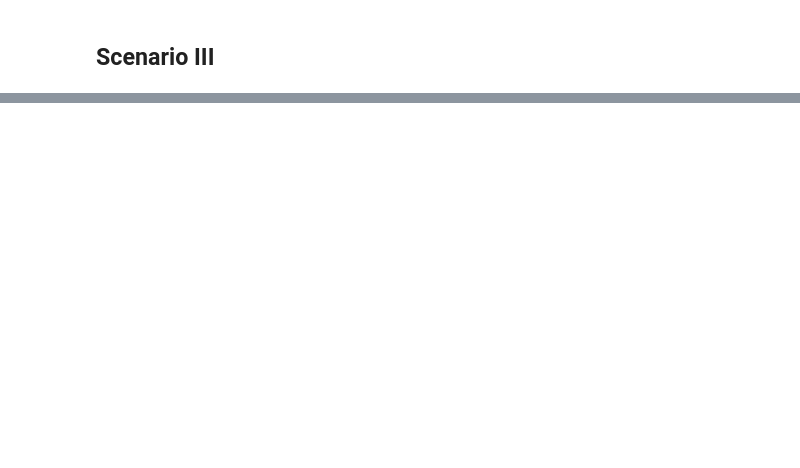
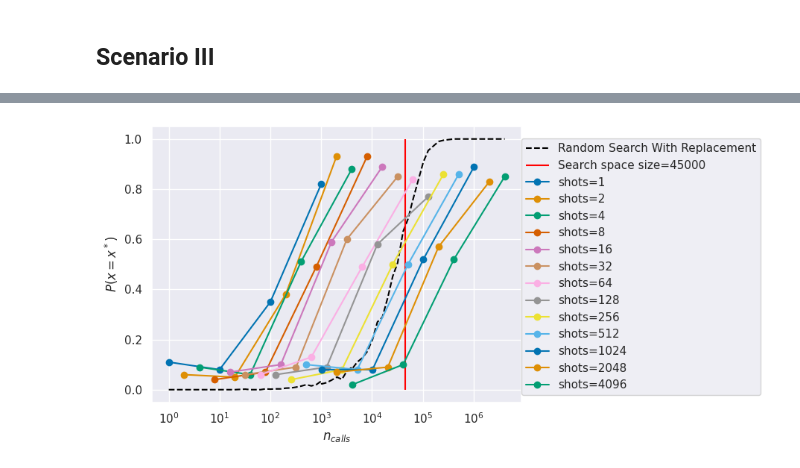
Before and after one commit to jvscursulim/quantum-optimization-dicke-states, a Jupyter notebook: src/notebooks/comparison_random_search_with_replacement.ipynb, the cells around one changed output, grey strips where cells are left out. Cells and saved outputs as stored; diff of their text form; code cells hidden in the pictures; blank space fills up the shorter version.

```diff
--- a/src/notebooks/comparison_random_search_with_replacement.ipynb
+++ b/src/notebooks/comparison_random_search_with_replacement.ipynb
@@ -162,3 +237,55 @@ answer_bitstring = scenario_info["target"]
 # %%
-df_rs = pd.DataFrame(data=data, columns=columns)
-df_rs.to_pickle("../experiments/scenarioIII/df_rs.pkl")
+try:
+    df_rs = pd.read_pickle(filepath_or_buffer="../experiments/scenarioIII/df_rs.pkl")
+except:
+    m = 1000
+    columns = ["n_calls", "prob_best_answer"]
+    data = []
+
+    for calls in n_calls:
+        counter = 0
+        for _ in range(m):
+            sample = np.random.choice(search_space, size=calls, replace=True)
+            if answer_bitstring in sample:
+                counter += 1
+        data.append([calls, counter/m])
+    df_rs = pd.DataFrame(data=data, columns=columns)
+    df_rs.to_pickle("../experiments/scenarioIII/df_rs.pkl")
+# %%
+fig, ax = plt.subplots()
+
+ax.plot(
+    df_rs.n_calls,
+    df_rs.prob_best_answer,
+    linestyle="--",
+    color="black",
+    label="Random Search With Replacement"
+)
+ax.vlines(
+    x=len(search_space),
+    ymin=0,
+    ymax=1,
+    color="red",
+    label=f"Search space size={len(search_space)}"
+)
+for idx, n_shots in enumerate([2**i for i in range(13)]):
+    df = pd.read_pickle(
+        filepath_or_buffer=f"../experiments/scenarioIII/results/optuna/CMA-ES_n_shots_{n_shots}_experiments.pkl"
+    )
+    df["n_calls"] = df.n_shots*df.n_iter
+    mask = df.target_probability_after_training > 0
+    ax.plot(
+        df.n_calls.unique(),
+        (df[mask].groupby("n_calls").target_probability_after_training.count()/100).values,
+        label=f"shots={n_shots}",
+        marker="o",
+        color=colors[idx]
+    )
+ax.set_xscale("log")
+ax.legend(loc=[1,0.025])
+ax.set_xlabel(r"$n_{calls}$")
+ax.set_ylabel(r"$P(x=x^*)$")
+
+plt.show()
+# %% [output]
+[figure, added]
```
Also changed, not shown: parts of 12 cells of this notebook, 25 other files.
